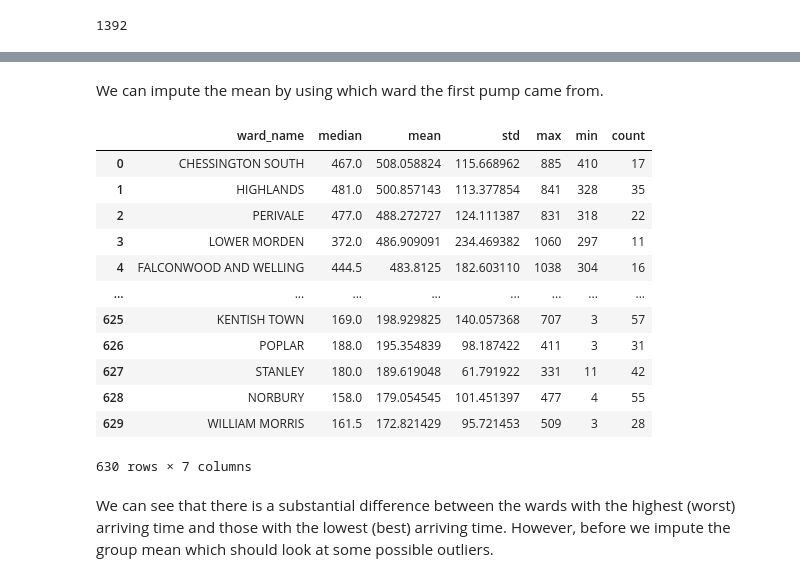
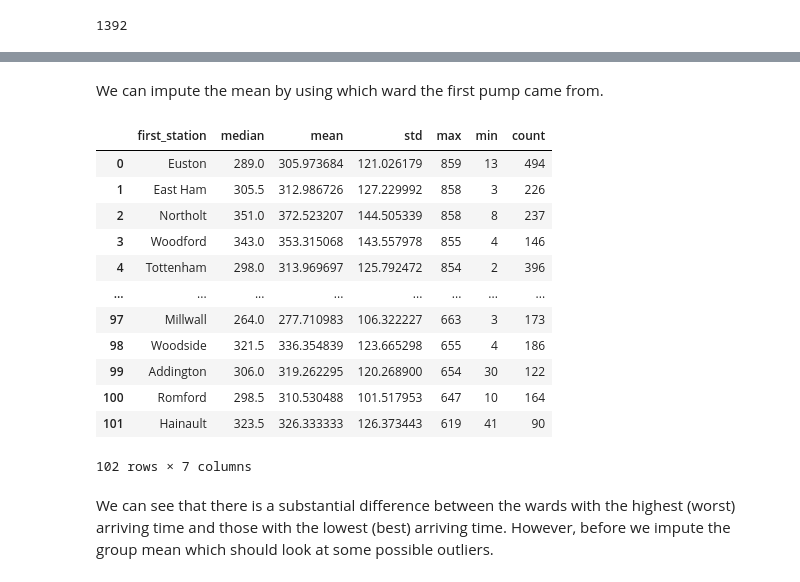
Before and after one commit to AustinYunker/London-Fire-Brigade, a Jupyter notebook: Data Cleaning.ipynb, the cells around one changed output, grey strips where cells are left out. Saved outputs shown, nothing was run; the diff lists cells and outputs as text; code cells hidden in the pictures.

Commit message:
Starting cleaning first station time

```diff
--- a/Data Cleaning.ipynb
+++ b/Data Cleaning.ipynb
@@ -729,28 +760,28 @@ london_train.loc[london_train["first_time"].isnull()].head()
 | 105 | 013274-31012017 | 2017-01-31 20:48:31+00:00 | Emergency | Primary Fire | Vehicle | ... |
 | 205 | 002890-07012017 | 2017-01-07 09:04:02+00:00 | Emergency | Special Service | Residential | ... |
 | 214 | 014890-04022017 | 2017-02-04 23:25:12+00:00 | Emergency | Special Service | Residential | ... |
-# %% [markdown]
-We can impute the mean by using which ward the first pump came from.
+# %% [markdown]
+We can impute the mean by using which ward the first pump came from.
 # %%
 #Group by property type and summarize by the Emergency variable
-pump_time_grp = london_train.groupby("ward_name")["first_time"]\
+pump_time_grp = london_train.loc[london_train["first_time"] < cutoff_time].groupby("first_station")["first_time"]\
                         .aggregate(["median","mean", "std", "max", "min","count"])\
-                        .sort_values(by="mean", ascending=False)
+                        .sort_values(by="max", ascending=False)
 pump_time_grp.reset_index(inplace = True)
 pump_time_grp
 # %% [output]
-|  | ward_name | median | mean | std | max | min | count |
-| 0 | CHESSINGTON SOUTH | 467.0 | 508.058824 | 115.668962 | 885 | 410 | 17 |
-| 1 | HIGHLANDS | 481.0 | 500.857143 | 113.377854 | 841 | 328 | 35 |
-| 2 | PERIVALE | 477.0 | 488.272727 | 124.111387 | 831 | 318 | 22 |
-| 3 | LOWER MORDEN | 372.0 | 486.909091 | 234.469382 | 1060 | 297 | 11 |
-| 4 | FALCONWOOD AND WELLING | 444.5 | 483.8125 | 182.603110 | 1038 | 304 | 16 |
+|  | first_station | median | mean | std | max | min | count |
+| 0 | Euston | 289.0 | 305.973684 | 121.026179 | 859 | 13 | 494 |
+| 1 | East Ham | 305.5 | 312.986726 | 127.229992 | 858 | 3 | 226 |
+| 2 | Northolt | 351.0 | 372.523207 | 144.505339 | 858 | 8 | 237 |
+| 3 | Woodford | 343.0 | 353.315068 | 143.557978 | 855 | 4 | 146 |
+| 4 | Tottenham | 298.0 | 313.969697 | 125.792472 | 854 | 2 | 396 |
 | ... | ... | ... | ... | ... | ... | ... | ... |
-| 625 | KENTISH TOWN | 169.0 | 198.929825 | 140.057368 | 707 | 3 | 57 |
-| 626 | POPLAR | 188.0 | 195.354839 | 98.187422 | 411 | 3 | 31 |
-| 627 | STANLEY | 180.0 | 189.619048 | 61.791922 | 331 | 11 | 42 |
-| 628 | NORBURY | 158.0 | 179.054545 | 101.451397 | 477 | 4 | 55 |
-| 629 | WILLIAM MORRIS | 161.5 | 172.821429 | 95.721453 | 509 | 3 | 28 |
+| 97 | Millwall | 264.0 | 277.710983 | 106.322227 | 663 | 3 | 173 |
+| 98 | Woodside | 321.5 | 336.354839 | 123.665298 | 655 | 4 | 186 |
+| 99 | Addington | 306.0 | 319.262295 | 120.268900 | 654 | 30 | 122 |
+| 100 | Romford | 298.5 | 310.530488 | 101.517953 | 647 | 10 | 164 |
+| 101 | Hainault | 323.5 | 326.333333 | 126.373443 | 619 | 41 | 90 |
-630 rows × 7 columns
+102 rows × 7 columns
 # %% [markdown]
 We can see that there is a substantial difference between the wards with the highest (worst) arriving time and those with the lowest (best) arriving time. However, before we impute the group mean which should look at some possible outliers.
```
Also changed, not shown: parts of 34 cells of this notebook.
